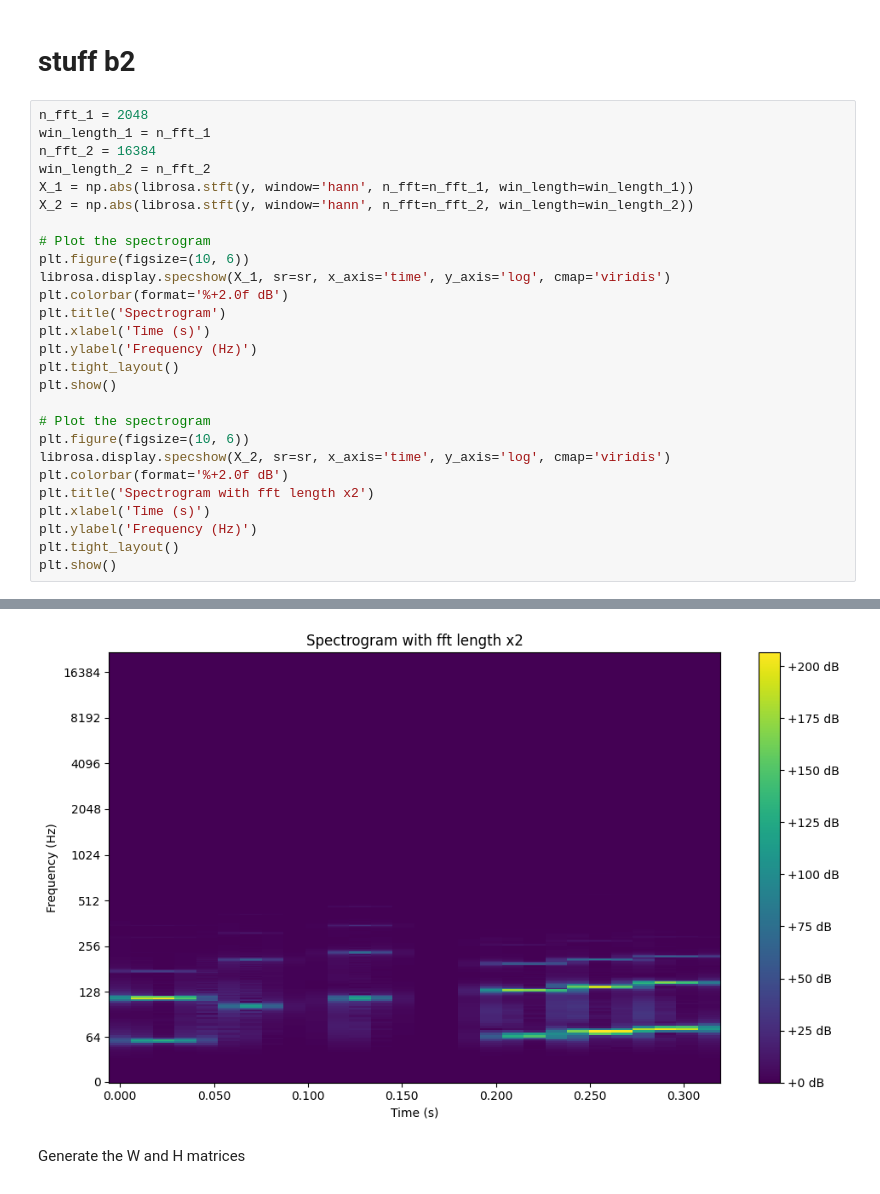
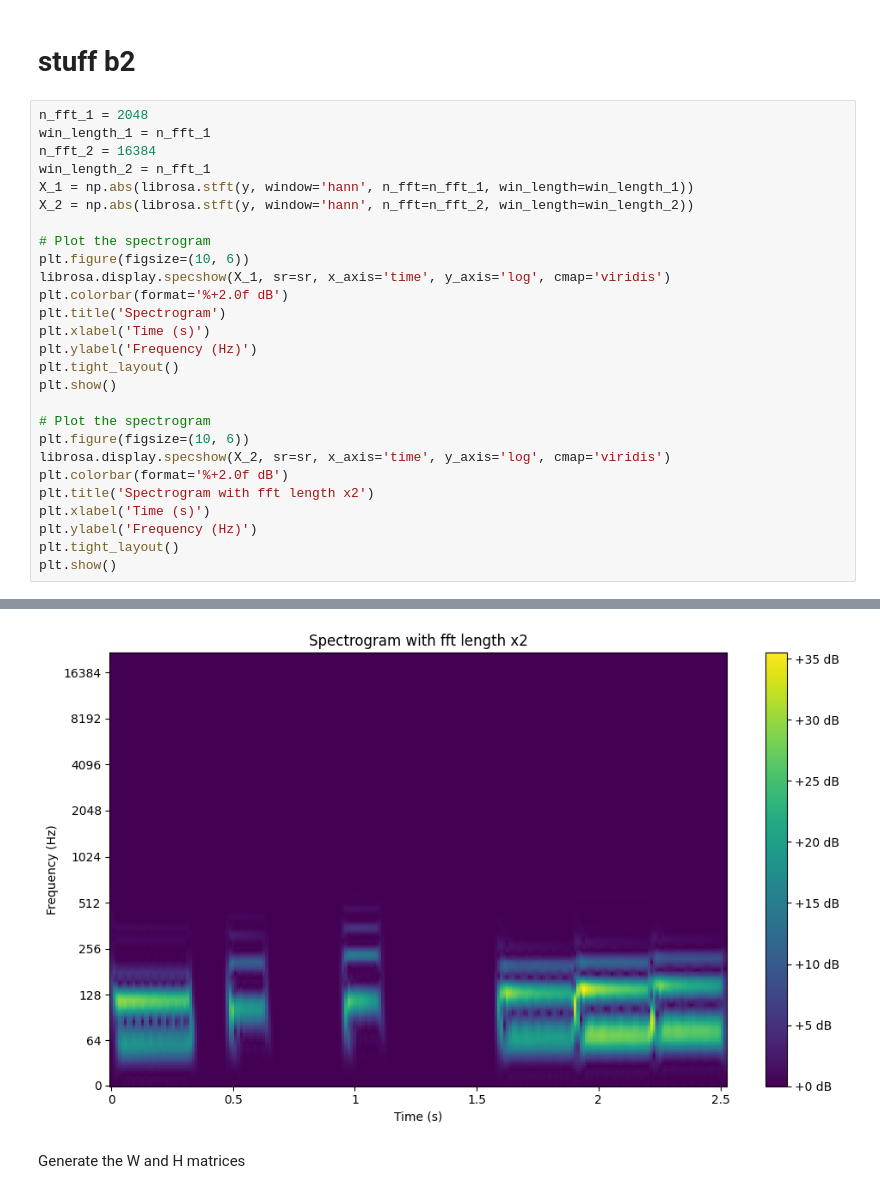
Before and after one commit to grvmanda/audio, a Jupyter notebook: source_separation/notebook.ipynb, the cells around one changed output, grey strips where cells are left out. Cells and saved outputs as stored; diff of their text form.

```diff
--- a/source_separation/notebook.ipynb
+++ b/source_separation/notebook.ipynb
@@ -23,33 +23,33 @@ Generate a spectrogram with a Hanning window
 # %%
 n_fft_1 = 2048
 win_length_1 = n_fft_1
 n_fft_2 = 16384
-win_length_2 = n_fft_2
+win_length_2 = n_fft_1
 X_1 = np.abs(librosa.stft(y, window='hann', n_fft=n_fft_1, win_length=win_length_1))
 X_2 = np.abs(librosa.stft(y, window='hann', n_fft=n_fft_2, win_length=win_length_2))
 
 # Plot the spectrogram
 plt.figure(figsize=(10, 6))
 librosa.display.specshow(X_1, sr=sr, x_axis='time', y_axis='log', cmap='viridis')
 plt.colorbar(format='%+2.0f dB')
 plt.title('Spectrogram')
 plt.xlabel('Time (s)')
 plt.ylabel('Frequency (Hz)')
 plt.tight_layout()
 plt.show()
 
 # Plot the spectrogram
 plt.figure(figsize=(10, 6))
 librosa.display.specshow(X_2, sr=sr, x_axis='time', y_axis='log', cmap='viridis')
 plt.colorbar(format='%+2.0f dB')
 plt.title('Spectrogram with fft length x2')
 plt.xlabel('Time (s)')
 plt.ylabel('Frequency (Hz)')
 plt.tight_layout()
 plt.show()
 # %% [output]
 [figure]
-[figure, old version]
+[figure, new version]
 # %% [markdown]
 Generate the W and H matrices
 # %%
```
Also changed, not shown: parts of 8 cells of this notebook, 2 other files.
